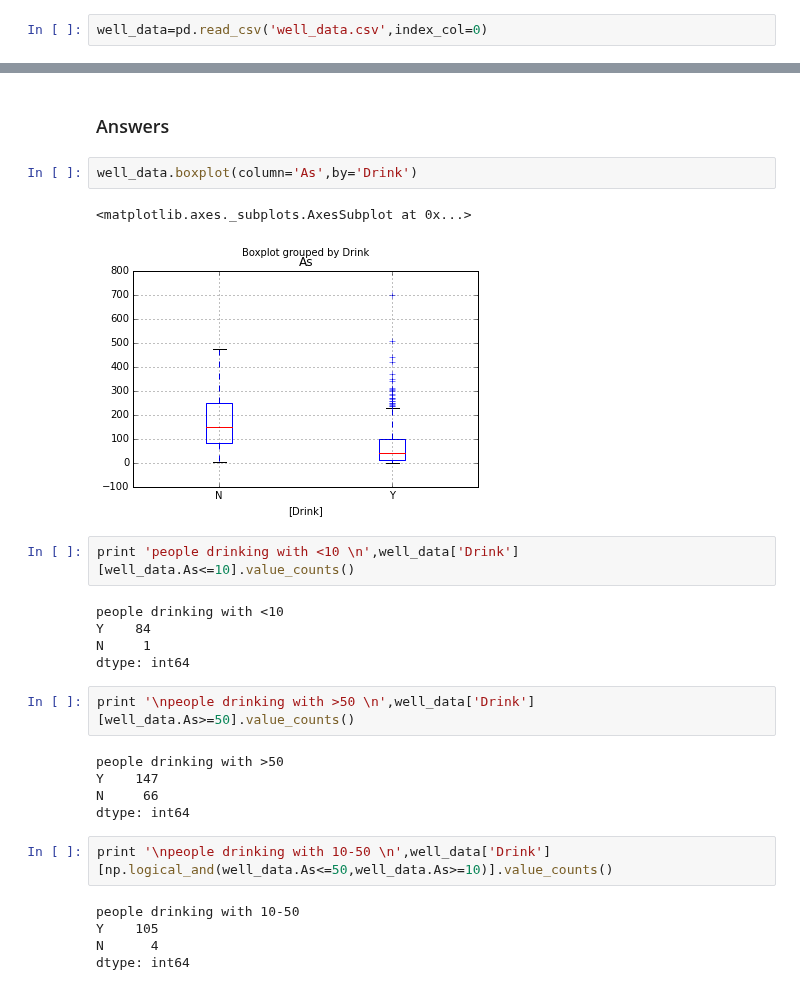
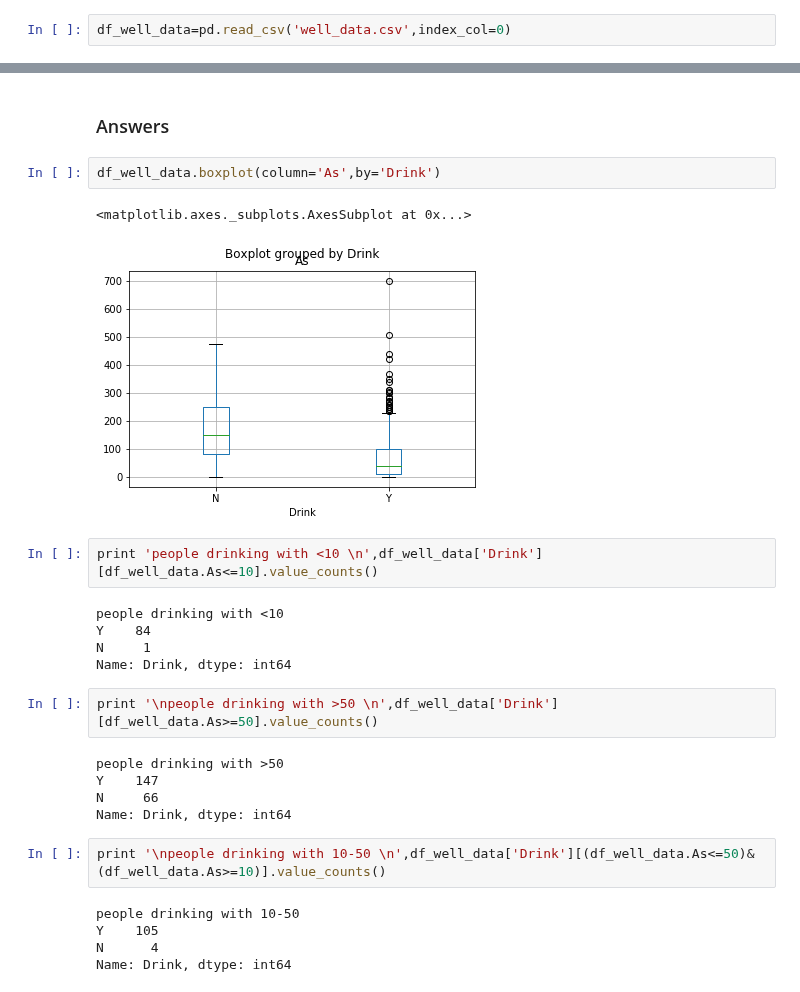
Before and after one commit to bmaillou/BigDataPython, a Jupyter notebook: Pandas_Well_Data.ipynb, the cells around one changed output, grey strips where cells are left out. Drawn from its saved outputs; the diff is of its cells as text.

```diff
--- a/Pandas_Well_Data.ipynb
+++ b/Pandas_Well_Data.ipynb
@@ -116,7 +120,7 @@ well_data=pd.read_csv('well_data.csv',index_col='Well_ID')
 # %% [markdown]
 If you don't know the column name you can use the column number!
 # %%
-well_data=pd.read_csv('well_data.csv',index_col=0)
+df_well_data=pd.read_csv('well_data.csv',index_col=0)
 # %% [markdown]
 ## The first great trick of pandas!
 The describe function.  It gives you amazing summary statistics lickety-split!
@@ -959,31 +946,31 @@ I thought it might be nice to stack the bars since they add up to 100..... See h
 # %% [markdown]
 ### Answers
 # %%
-well_data.boxplot(column='As',by='Drink')
+df_well_data.boxplot(column='As',by='Drink')
 # %% [output]
 <matplotlib.axes._subplots.AxesSubplot at 0x...>
-[figure, old version]
+[figure, new version]
 # %%
-print 'people drinking with <10 \n',well_data['Drink'][well_data.As<=10].value_counts()
+print 'people drinking with <10 \n',df_well_data['Drink'][df_well_data.As<=10].value_counts()
 # %% [output]
 people drinking with <10
 Y    84
 N     1
-dtype: int64
+Name: Drink, dtype: int64
 # %%
-print '\npeople drinking with >50 \n',well_data['Drink'][well_data.As>=50].value_counts()
+print '\npeople drinking with >50 \n',df_well_data['Drink'][df_well_data.As>=50].value_counts()
 # %% [output]
 people drinking with >50
 Y    147
 N     66
-dtype: int64
+Name: Drink, dtype: int64
 # %%
-print '\npeople drinking with 10-50 \n',well_data['Drink'][np.logical_and(well_data.As<=50,well_data.As>=10)].value_counts()
+print '\npeople drinking with 10-50 \n',df_well_data['Drink'][(df_well_data.As<=50)&(df_well_data.As>=10)].value_counts()
 # %% [output]
 people drinking with 10-50
 Y    105
 N      4
-dtype: int64
+Name: Drink, dtype: int64
 # %%
 yes=np.zeros(3)
 no=np.zeros(3)
```
Also changed, not shown: parts of 76 cells of this notebook, 5 other files.
